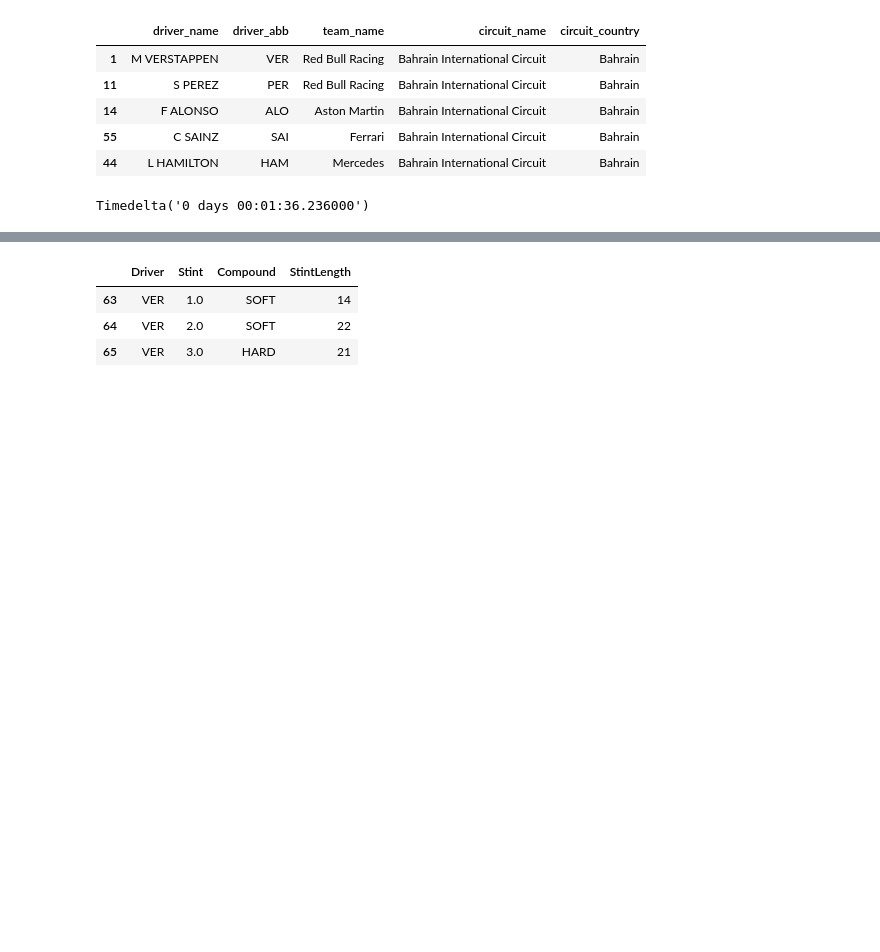
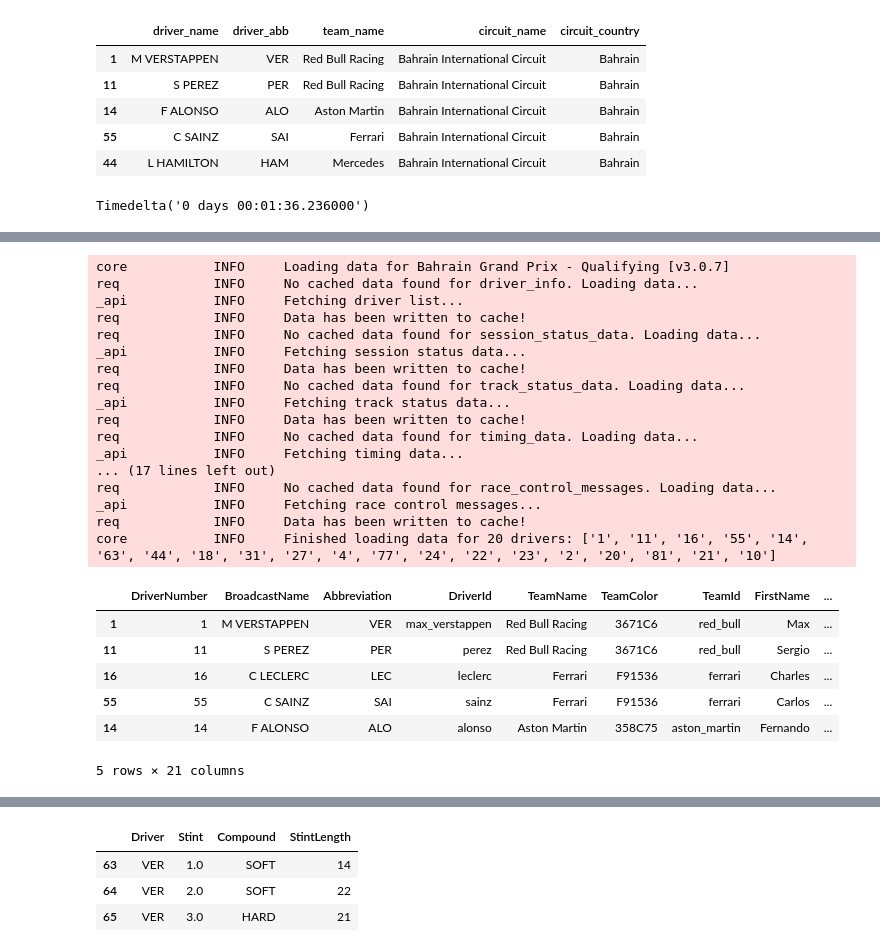
Before and after one commit to danielAcl9/formula1_pract, a Jupyter notebook: newCSV.ipynb, the cells around one changed output, grey strips where cells are left out. Drawn from its saved outputs; the diff is of its cells as text; code cells hidden in the pictures; blank space fills up the shorter version.

```diff
--- a/newCSV.ipynb
+++ b/newCSV.ipynb
@@ -115,0 +113,32 @@ requests.exceptions.SSLError: HTTPSConnectionPool(host='ergast.com', port=443):
+# %%
+#Cargar la carrera de clasificación
+Bahrain_Q = ff1.get_session(2023, 1, 'Q')
+
+Bahrain_Q.load()
+res_Q = Bahrain_Q.results
+res_Q.head(5)
+# %% [output]
+core           INFO     Loading data for Bahrain Grand Prix - Qualifying [v3.0.7]
+req            INFO     No cached data found for driver_info. Loading data...
+_api           INFO     Fetching driver list...
+req            INFO     Data has been written to cache!
+req            INFO     No cached data found for session_status_data. Loading data...
+_api           INFO     Fetching session status data...
+req            INFO     Data has been written to cache!
+req            INFO     No cached data found for track_status_data. Loading data...
+_api           INFO     Fetching track status data...
+req            INFO     Data has been written to cache!
+req            INFO     No cached data found for timing_data. Loading data...
+_api           INFO     Fetching timing data...
+... (17 lines left out)
+req            INFO     No cached data found for race_control_messages. Loading data...
+_api           INFO     Fetching race control messages...
+req            INFO     Data has been written to cache!
+core           INFO     Finished loading data for 20 drivers: ['1', '11', '16', '55', '14', '63', '44', '18', '31', '27', '4', '77', '24', '22', '23', '2', '20', '81', '21', '10']
+|  | DriverNumber | BroadcastName | Abbreviation | DriverId | TeamName | TeamColor | TeamId | FirstName | ... |
+| 1 | 1 | M VERSTAPPEN | VER | max_verstappen | Red Bull Racing | 3671C6 | red_bull | Max | ... |
+| 11 | 11 | S PEREZ | PER | perez | Red Bull Racing | 3671C6 | red_bull | Sergio | ... |
+| 16 | 16 | C LECLERC | LEC | leclerc | Ferrari | F91536 | ferrari | Charles | ... |
+| 55 | 55 | C SAINZ | SAI | sainz | Ferrari | F91536 | ferrari | Carlos | ... |
+| 14 | 14 | F ALONSO | ALO | alonso | Aston Martin | 358C75 | aston_martin | Fernando | ... |
+5 rows × 21 columns
```
Also changed, not shown: parts of 25 cells of this notebook.
